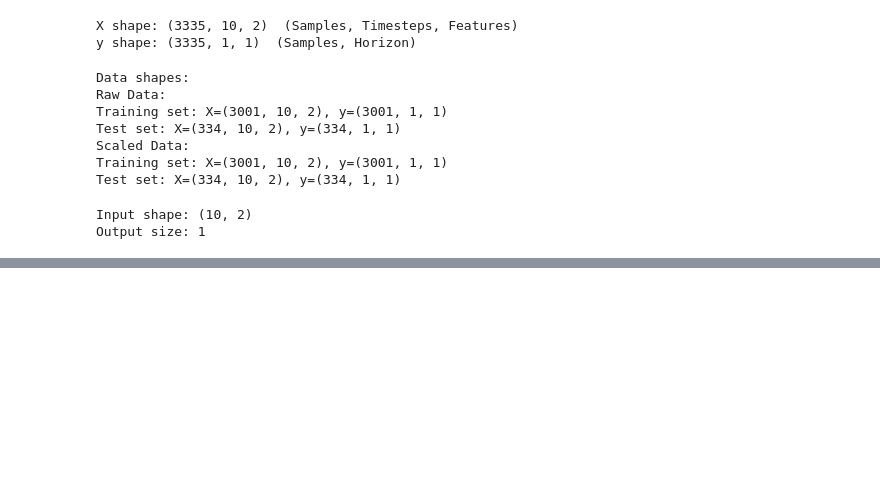
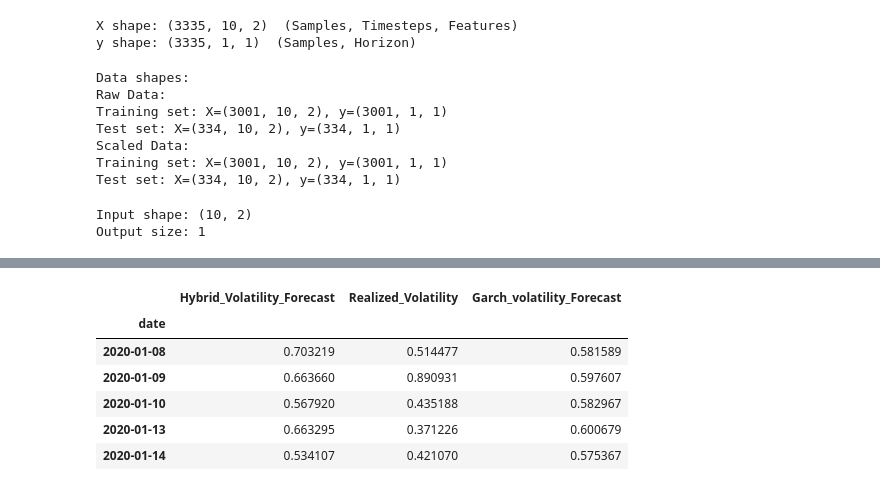
Before and after one commit to YahyaGhallali/VolatilityForecast, a Jupyter notebook: Code/Hybrid/Main.ipynb, the cells around one changed output, grey strips where cells are left out. Drawn from its saved outputs; the diff is of its cells as text; code cells hidden in the pictures; blank space fills up the shorter version.

```diff
--- a/Code/Hybrid/Main.ipynb
+++ b/Code/Hybrid/Main.ipynb
@@ -502,3 +502,22 @@ vol_res_back = np.sqrt(garch_var[(r_daily.index >= y_pred_df.index[0]) & (r_dail
 # %%
 real_vol_target = np.sqrt(test_target_var[(r_daily.index >= y_pred_df.index[0]) & (r_daily.index <= y_pred_df.index[-1])]["Variance_Target"])
 # real_vol_target
+# %%
+fin_df = pd.DataFrame(
+    {
+        "Hybrid_Volatility_Forecast": vol_res_back,
+        "Realized_Volatility": real_vol_target.values,
+        "Garch_volatility_Forecast": np.sqrt(garch_var[(r_daily.index >= y_pred_df.index[0]) & (r_daily.index <= y_pred_df.index[-1])]["GARCH_Variance_Forecast"]).values,
+    },
+    index=real_vol_target.index,
+)
+
+fin_df.head()
+# %% [output]
+|  | Hybrid_Volatility_Forecast | Realized_Volatility | Garch_volatility_Forecast |
+| date |  |  |  |
+| 2020-01-08 | 0.703219 | 0.514477 | 0.581589 |
+| 2020-01-09 | 0.663660 | 0.890931 | 0.597607 |
+| 2020-01-10 | 0.567920 | 0.435188 | 0.582967 |
+| 2020-01-13 | 0.663295 | 0.371226 | 0.600679 |
+| 2020-01-14 | 0.534107 | 0.421070 | 0.575367 |
```
Also changed, not shown: parts of 7 cells of this notebook, 7 other files.
